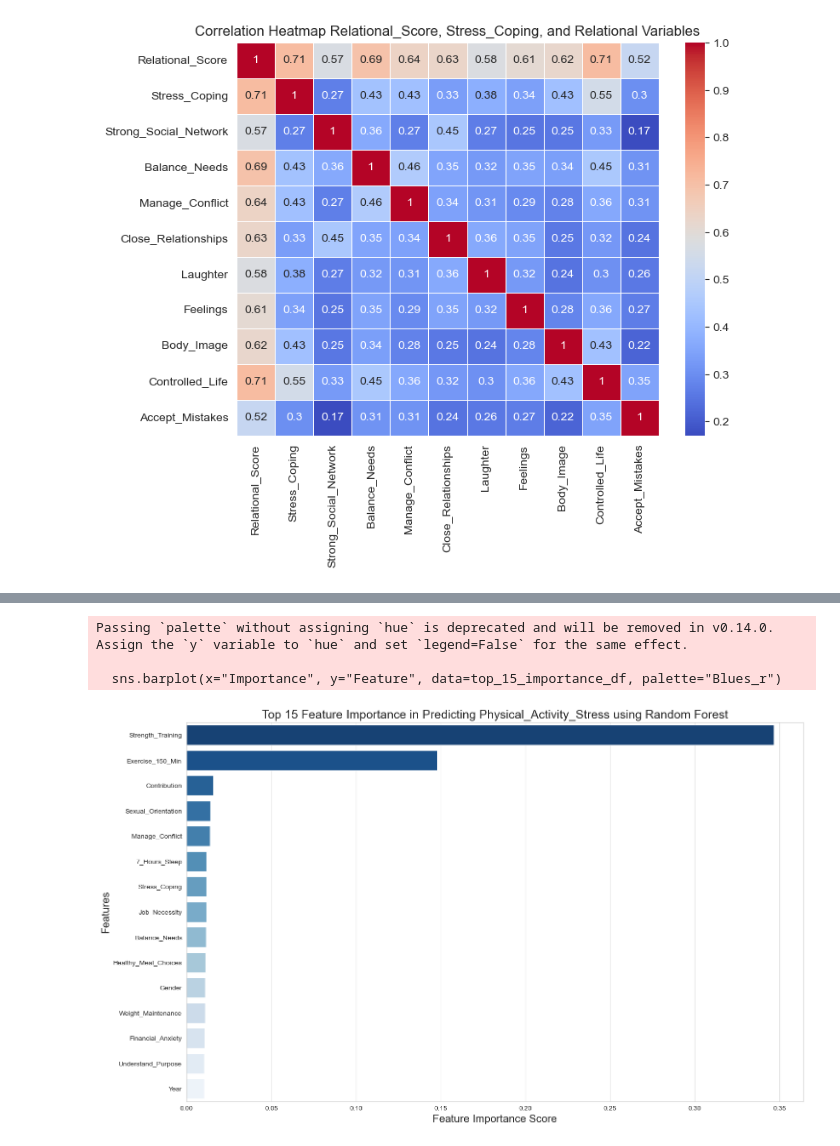
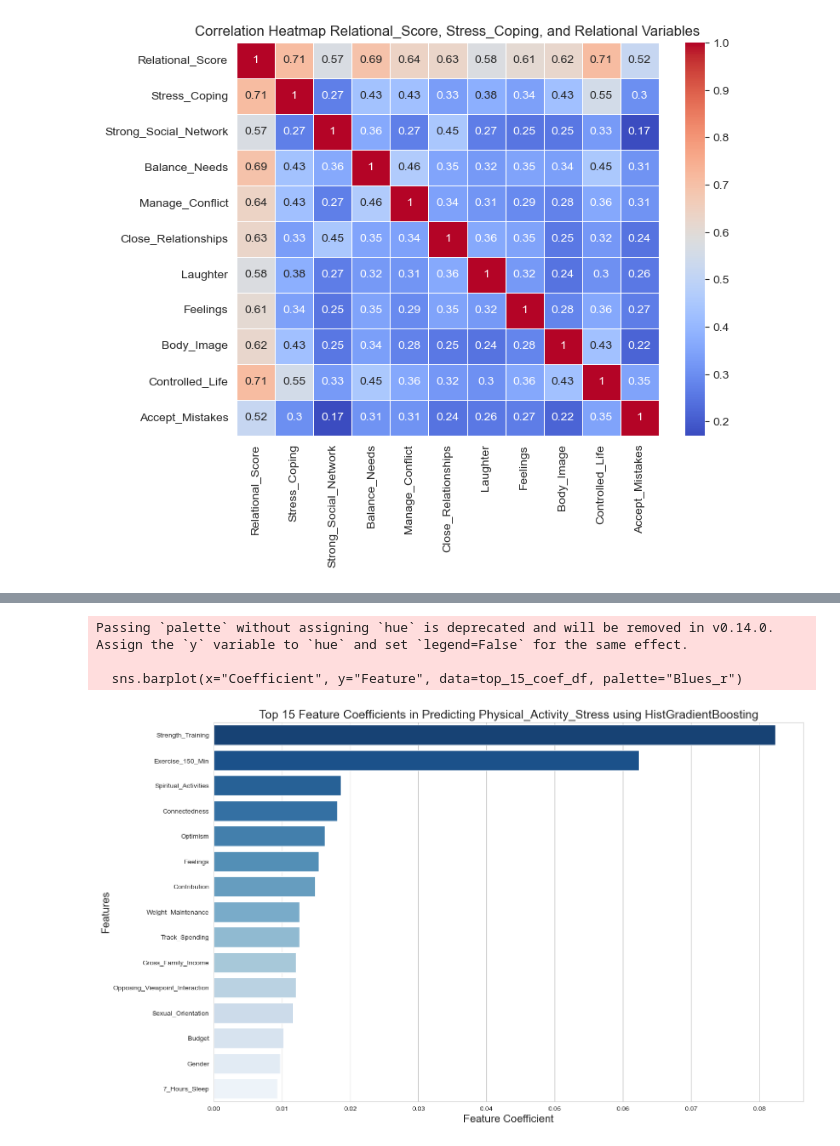
Before and after one commit to Matthew-Wolz/Physical-Health-Research, a Jupyter notebook: Notebook/Physical Health Research.ipynb, the cells around one changed output, grey strips where cells are left out. Saved outputs shown, nothing was run; the diff lists cells and outputs as text; code cells hidden in the pictures.

Commit message:
logistic regression and gradient boosted RF

```diff
--- a/Notebook/Physical Health Research.ipynb
+++ b/Notebook/Physical Health Research.ipynb
@@ -485,39 +575,49 @@ Notes:
 # %%
-# Random Forest Variable Importance plot for Physical_Activity_Stress
+# Random Forest Variable Importance plot [FOR PHYSICAL_ACTIVITY_STRESS] via Gradient Boosting
+
+# this model DOES account for the ordinal nature of Physical_Activity_Stress
 
 # Exclude the score variables
 score_variables = ["Physical_Score", "Relational_Score", "Spiritual_Score", "Intellectual_Score", "Financial_Score"]
 
+df_rf = df_rf.dropna(subset=["Physical_Activity_Stress"])
+
 X = df_rf.drop(columns=["Physical_Activity_Stress"] + score_variables)
-y = df_rf["Physical_Activity_Stress"]  # Change target variable to Physical_Activity_Stress
+y = df_rf["Physical_Activity_Stress"]
 
-X_train, X_test, y_train, y_test = train_test_split(X, y, test_size=0.2, random_state=42)
-
+# Standardize features
 scaler = StandardScaler()
 X_train_scaled = scaler.fit_transform(X_train)
 X_test_scaled = scaler.transform(X_test)
 
-rf = RandomForestRegressor(n_estimators=100, random_state=42, n_jobs=-1)
-rf.fit(X_train_scaled, y_train)
+# Use HistGradientBoostingClassifier (supports ordinal regression)
+rf_ordinal = HistGradientBoostingClassifier(loss="log_loss", random_state=42)  # Fixed loss parameter
+rf_ordinal.fit(X_train_scaled, y_train)
 
-importance_df = pd.DataFrame({'Feature': X.columns, 'Importance': rf.feature_importances_})
-importance_df = importance_df.sort_values(by="Importance", ascending=False)
+# Calculate permutation importance
+result = permutation_importance(rf_ordinal, X_test_scaled, y_test, n_repeats=10, random_state=42)
+
+# Create a DataFrame for feature importances
+coef_df = pd.DataFrame({'Feature': X.columns, 'Coefficient': result.importances_mean})
+
+# Sort by coefficients to see the most important features
+coef_df = coef_df.sort_values(by="Coefficient", ascending=False)
 
 # Limit to top 15 most important features
-top_15_importance_df = importance_df.head(15)
+top_15_coef_df = coef_df.head(15)
 
-plt.figure(figsize=(16,10))
-sns.barplot(x="Importance", y="Feature", data=top_15_importance_df, palette="Blues_r")
+# Plot Feature Coefficients
+plt.figure(figsize=(16, 10))
+sns.barplot(x="Coefficient", y="Feature", data=top_15_coef_df, palette="Blues_r")
 
-plt.xlabel("Feature Importance Score", fontsize=16)
+plt.xlabel("Feature Coefficient", fontsize=16)
 plt.ylabel("Features", fontsize=16)
-plt.title("Top 15 Feature Importance in Predicting Physical_Activity_Stress using Random Forest", fontsize=18)
+plt.title("Top 15 Feature Coefficients in Predicting Physical_Activity_Stress using HistGradientBoosting", fontsize=18)
 
 plt.tight_layout(pad=5.0)
-
 plt.show()
 # %% [output]
 Passing `palette` without assigning `hue` is deprecated and will be removed in v0.14.0. Assign the `y` variable to `hue` and set `legend=False` for the same effect.
 
-  sns.barplot(x="Importance", y="Feature", data=top_15_importance_df, palette="Blues_r")
+  sns.barplot(x="Coefficient", y="Feature", data=top_15_coef_df, palette="Blues_r")
-[figure, old version]
+[figure, new version]
```
Also changed, not shown: parts of 19 cells of this notebook.
